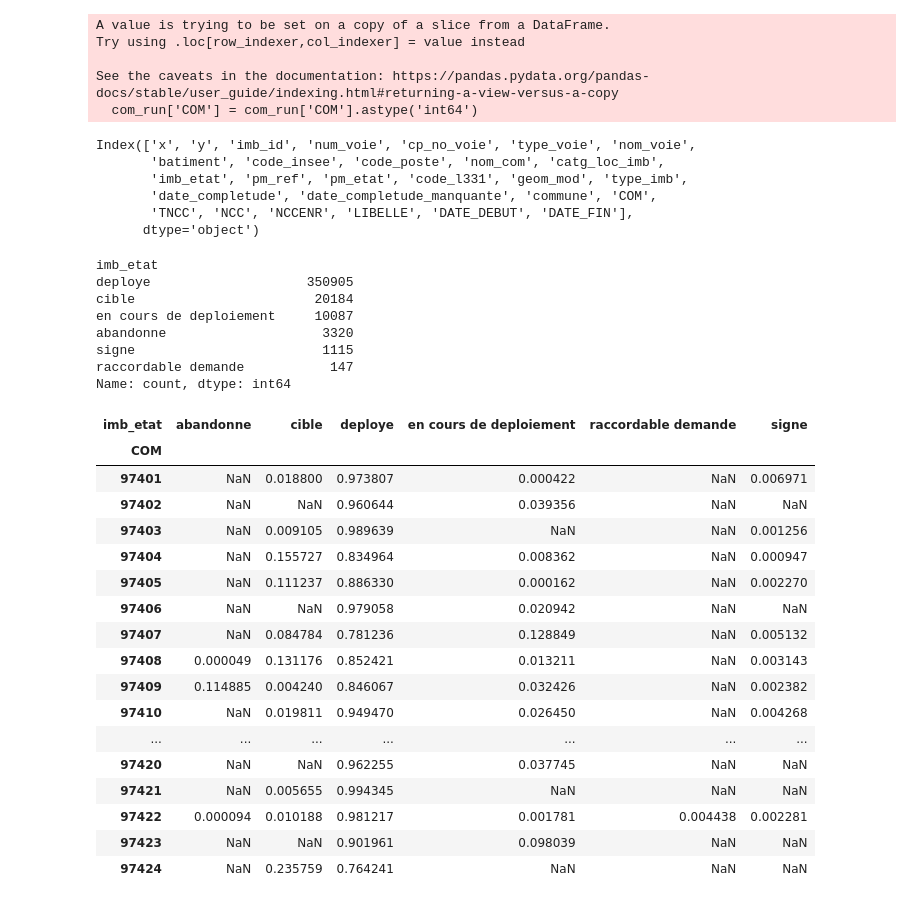
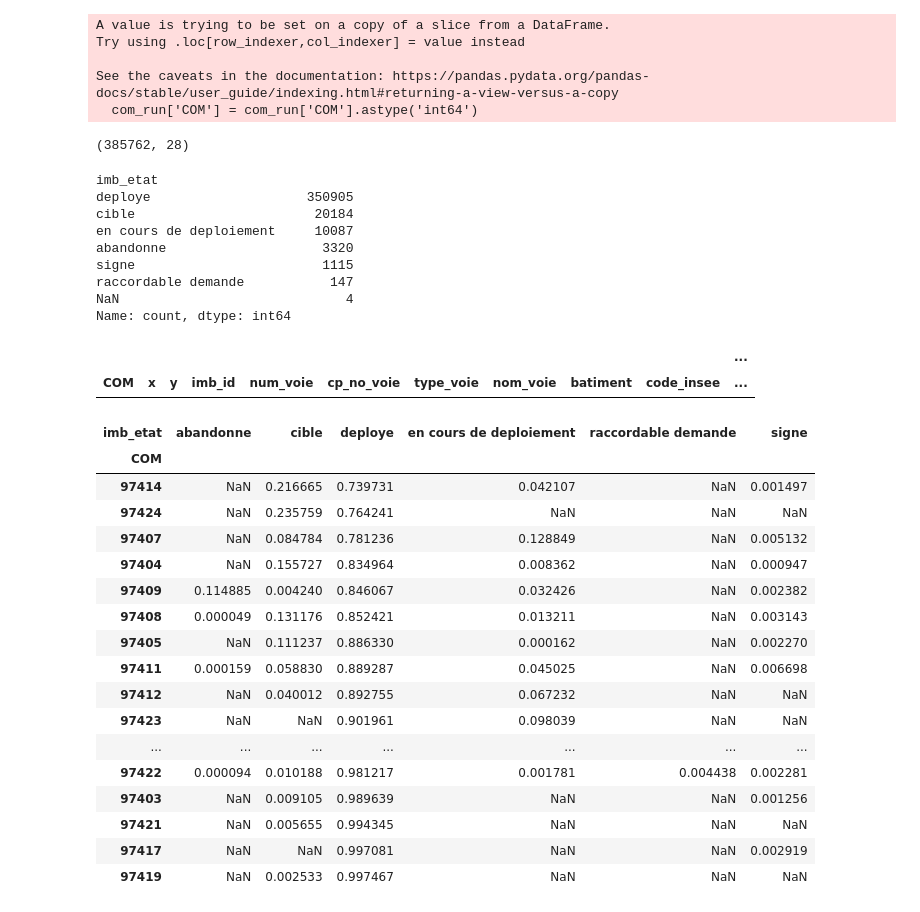
Before and after one commit to DataVizTek/DataVizTek, a Jupyter notebook: Untitled.ipynb, the cells around one changed output. Drawn from its saved outputs; the diff is of its cells as text; code cells hidden in the pictures.

```diff
--- a/Untitled.ipynb
+++ b/Untitled.ipynb
@@ -29,17 +35,12 @@ See the caveats in the documentation: https://pandas.pydata.org/pandas-docs/stab
   com_run['COM'] = com_run['COM'].astype('int64')
 # %%
 fiber_and_commune_data = fiber.merge(com_run, how='inner', left_on='code_insee', right_on='COM')
-# %%
-fiber_and_commune_data.columns
-# %% [output]
-Index(['x', 'y', 'imb_id', 'num_voie', 'cp_no_voie', 'type_voie', 'nom_voie',
-       'batiment', 'code_insee', 'code_poste', 'nom_com', 'catg_loc_imb',
-       'imb_etat', 'pm_ref', 'pm_etat', 'code_l331', 'geom_mod', 'type_imb',
-       'date_completude', 'date_completude_manquante', 'commune', 'COM',
-       'TNCC', 'NCC', 'NCCENR', 'LIBELLE', 'DATE_DEBUT', 'DATE_FIN'],
-      dtype='object')
+# %%
+fiber_and_commune_data.shape
+# %% [output]
+(385762, 28)
 # %%
-fiber_and_commune_data['imb_etat'].value_counts()
+fiber_and_commune_data['imb_etat'].value_counts(dropna=False)
 # %% [output]
 imb_etat
 deploye                    350905
@@ -48,28 +49,35 @@ en cours de deploiement     10087
 abandonne                    3320
 signe                        1115
 raccordable demande           147
+NaN                             4
 Name: count, dtype: int64
 # %%
 tot = fiber_and_commune_data[["COM", 'imb_etat']].groupby('COM').value_counts().unstack().sum(axis=1)
+# %%
+fiber_and_commune_data.groupby('COM').value_counts().unstack()
+fiber_and_commune_data.groupby('COM').value_counts(normalize=True).unstack()
+# %% [output]
+|  |  |  |  |  |  |  |  |  |  | ... |
+| COM | x | y | imb_id | num_voie | cp_no_voie | type_voie | nom_voie | batiment | code_insee | ... |
 # %%
 fiber_and_commune_data[["COM", 'imb_etat']].groupby('COM').value_counts().unstack()
-fiber_and_commune_data[["COM", 'imb_etat']].groupby('COM').value_counts(normalize=True).unstack()
+fiber_and_commune_data[["COM", 'imb_etat']].groupby('COM').value_counts(normalize=True).unstack().sort_values('deploye')
 # %% [output]
 | imb_etat | abandonne | cible | deploye | en cours de deploiement | raccordable demande | signe |
 | COM |  |  |  |  |  |  |
-| 97401 | NaN | 0.018800 | 0.973807 | 0.000422 | NaN | 0.006971 |
-| 97402 | NaN | NaN | 0.960644 | 0.039356 | NaN | NaN |
+| 97414 | NaN | 0.216665 | 0.739731 | 0.042107 | NaN | 0.001497 |
+| 97424 | NaN | 0.235759 | 0.764241 | NaN | NaN | NaN |
+| 97407 | NaN | 0.084784 | 0.781236 | 0.128849 | NaN | 0.005132 |
+| 97404 | NaN | 0.155727 | 0.834964 | 0.008362 | NaN | 0.000947 |
+| 97409 | 0.114885 | 0.004240 | 0.846067 | 0.032426 | NaN | 0.002382 |
+| 97408 | 0.000049 | 0.131176 | 0.852421 | 0.013211 | NaN | 0.003143 |
+| 97405 | NaN | 0.111237 | 0.886330 | 0.000162 | NaN | 0.002270 |
+| 97411 | 0.000159 | 0.058830 | 0.889287 | 0.045025 | NaN | 0.006698 |
+| 97412 | NaN | 0.040012 | 0.892755 | 0.067232 | NaN | NaN |
+| 97423 | NaN | NaN | 0.901961 | 0.098039 | NaN | NaN |
+| ... | ... | ... | ... | ... | ... | ... |
+| 97422 | 0.000094 | 0.010188 | 0.981217 | 0.001781 | 0.004438 | 0.002281 |
 | 97403 | NaN | 0.009105 | 0.989639 | NaN | NaN | 0.001256 |
-| 97404 | NaN | 0.155727 | 0.834964 | 0.008362 | NaN | 0.000947 |
-| 97405 | NaN | 0.111237 | 0.886330 | 0.000162 | NaN | 0.002270 |
-| 97406 | NaN | NaN | 0.979058 | 0.020942 | NaN | NaN |
-| 97407 | NaN | 0.084784 | 0.781236 | 0.128849 | NaN | 0.005132 |
-| 97408 | 0.000049 | 0.131176 | 0.852421 | 0.013211 | NaN | 0.003143 |
-| 97409 | 0.114885 | 0.004240 | 0.846067 | 0.032426 | NaN | 0.002382 |
-| 97410 | NaN | 0.019811 | 0.949470 | 0.026450 | NaN | 0.004268 |
-| ... | ... | ... | ... | ... | ... | ... |
-| 97420 | NaN | NaN | 0.962255 | 0.037745 | NaN | NaN |
 | 97421 | NaN | 0.005655 | 0.994345 | NaN | NaN | NaN |
-| 97422 | 0.000094 | 0.010188 | 0.981217 | 0.001781 | 0.004438 | 0.002281 |
-| 97423 | NaN | NaN | 0.901961 | 0.098039 | NaN | NaN |
-| 97424 | NaN | 0.235759 | 0.764241 | NaN | NaN | NaN |
+| 97417 | NaN | NaN | 0.997081 | NaN | NaN | 0.002919 |
+| 97419 | NaN | 0.002533 | 0.997467 | NaN | NaN | NaN |
```
Also changed, not shown: parts of 10 cells of this notebook.
